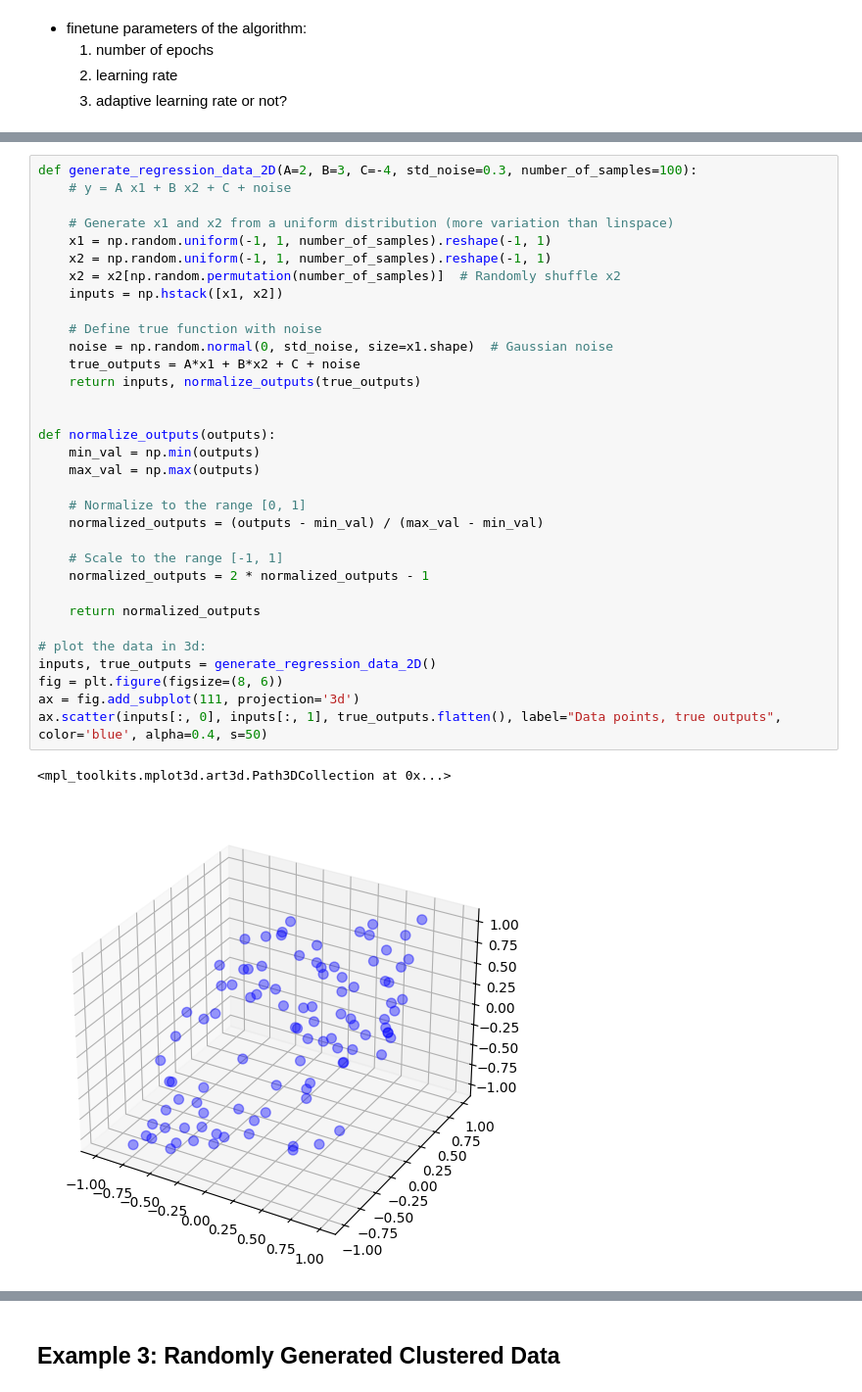
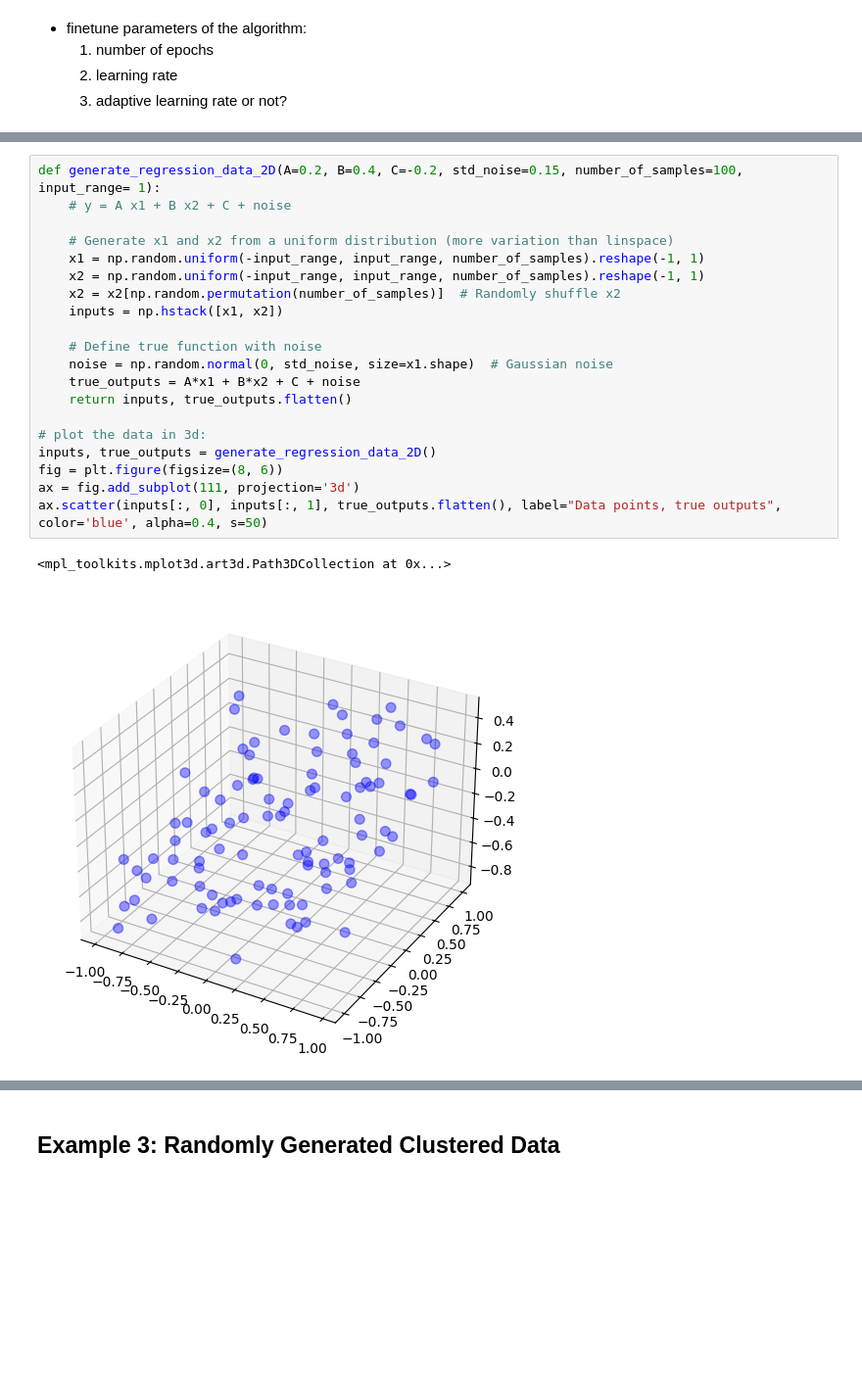
Before and after one commit to reitezuz/18NES1-2026, a Jupyter notebook: week04/tanh_perceptron.ipynb, the cells around one changed output, grey strips where cells are left out. Shown at 98% size. Cells and saved outputs as stored; diff of their text form; blank space fills up the shorter version.

```diff
--- a/week04/tanh_perceptron.ipynb
+++ b/week04/tanh_perceptron.ipynb
@@ -712,36 +713,23 @@ Experiment Results:
 # %%
-def generate_regression_data_2D(A=2, B=3, C=-4, std_noise=0.3, number_of_samples=100):
+def generate_regression_data_2D(A=0.2, B=0.4, C=-0.2, std_noise=0.15, number_of_samples=100, input_range= 1):
     # y = A x1 + B x2 + C + noise
 
     # Generate x1 and x2 from a uniform distribution (more variation than linspace)
-    x1 = np.random.uniform(-1, 1, number_of_samples).reshape(-1, 1)
-    x2 = np.random.uniform(-1, 1, number_of_samples).reshape(-1, 1)
+    x1 = np.random.uniform(-input_range, input_range, number_of_samples).reshape(-1, 1)
+    x2 = np.random.uniform(-input_range, input_range, number_of_samples).reshape(-1, 1)
     x2 = x2[np.random.permutation(number_of_samples)]  # Randomly shuffle x2
     inputs = np.hstack([x1, x2])
 
     # Define true function with noise
     noise = np.random.normal(0, std_noise, size=x1.shape)  # Gaussian noise
     true_outputs = A*x1 + B*x2 + C + noise
-    return inputs, normalize_outputs(true_outputs)
-
-
-def normalize_outputs(outputs):
-    min_val = np.min(outputs)
-    max_val = np.max(outputs)
-
-    # Normalize to the range [0, 1]
-    normalized_outputs = (outputs - min_val) / (max_val - min_val)
-
-    # Scale to the range [-1, 1]
-    normalized_outputs = 2 * normalized_outputs - 1
-
-    return normalized_outputs
+    return inputs, true_outputs.flatten()
 
 # plot the data in 3d:
 inputs, true_outputs = generate_regression_data_2D()
 fig = plt.figure(figsize=(8, 6))
 ax = fig.add_subplot(111, projection='3d')
 ax.scatter(inputs[:, 0], inputs[:, 1], true_outputs.flatten(), label="Data points, true outputs", color='blue', alpha=0.4, s=50)
 # %% [output]
 <mpl_toolkits.mplot3d.art3d.Path3DCollection at 0x...>
-[figure, old version]
+[figure, new version]
```
Also changed, not shown: parts of 15 cells of this notebook.
